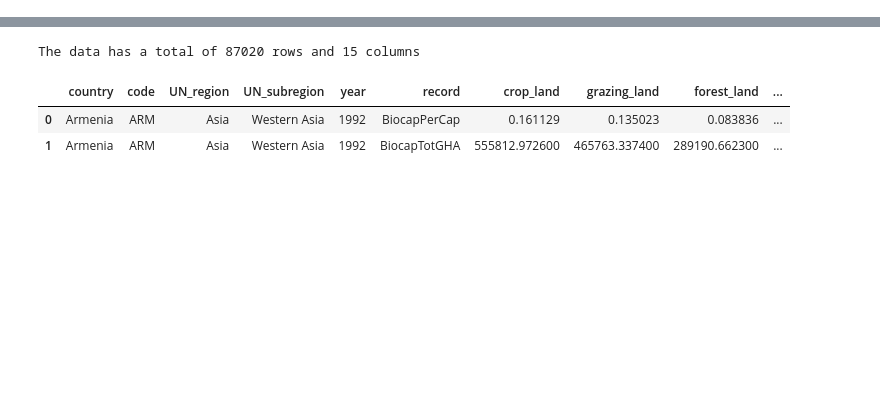
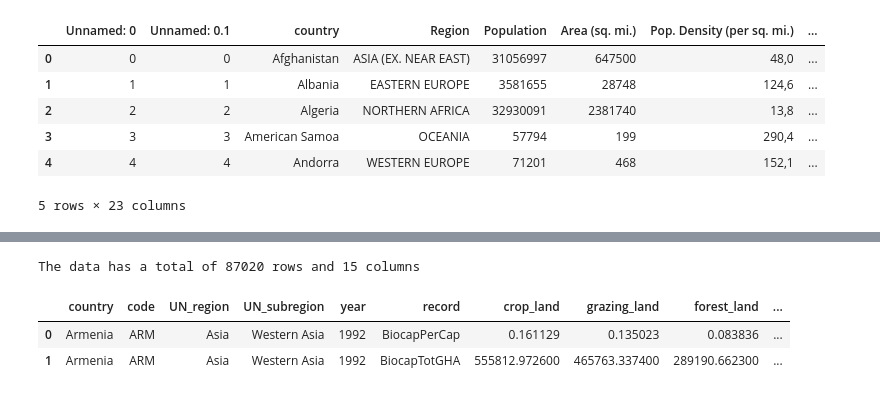
Before and after one commit to pedro-hf/ecological_footprint, a Jupyter notebook: ecological_footprint.ipynb, the cells around one changed output, grey strips where cells are left out. Drawn from its saved outputs; the diff is of its cells as text; code cells hidden in the pictures; blank space fills up the shorter version.

```diff
--- a/ecological_footprint.ipynb
+++ b/ecological_footprint.ipynb
@@ -30,0 +107,11 @@ Data from kaggle https://www.kaggle.com/footprintnetwork/ecological-footprint
+# %%
+country_data = pd.read_csv('country_data_fixed.csv')
+country_data.head()
+# %% [output]
+|  | Unnamed: 0 | Unnamed: 0.1 | country | Region | Population | Area (sq. mi.) | Pop. Density (per sq. mi.) | ... |
+| 0 | 0 | 0 | Afghanistan | ASIA (EX. NEAR EAST) | 31056997 | 647500 | 48,0 | ... |
+| 1 | 1 | 1 | Albania | EASTERN EUROPE | 3581655 | 28748 | 124,6 | ... |
+| 2 | 2 | 2 | Algeria | NORTHERN AFRICA | 32930091 | 2381740 | 13,8 | ... |
+| 3 | 3 | 3 | American Samoa | OCEANIA | 57794 | 199 | 290,4 | ... |
+| 4 | 4 | 4 | Andorra | WESTERN EUROPE | 71201 | 468 | 152,1 | ... |
+5 rows × 23 columns
```
Also changed, not shown: parts of 35 cells of this notebook, 1 other file.
